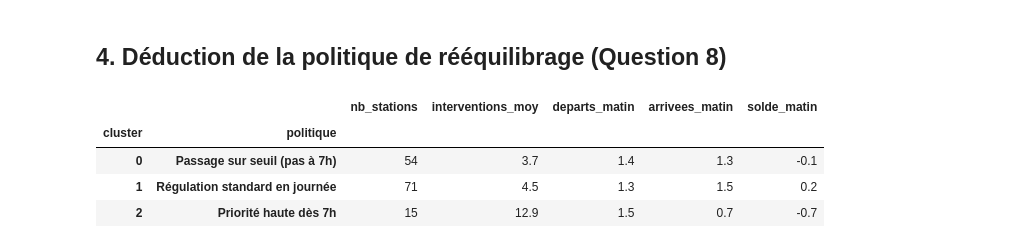
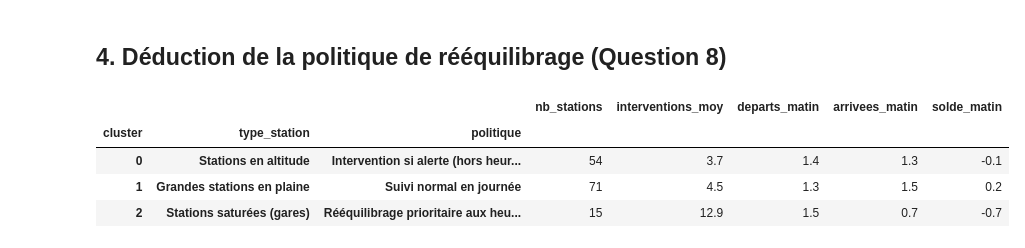
Before and after one commit to 6draps-katia/CityCycle, a Jupyter notebook: notebooks/D_q7_exploration .ipynb, the cells around one changed output. Cells and saved outputs as stored; diff of their text form; code cells hidden in the pictures.

```diff
--- a/notebooks/D_q7_exploration .ipynb
+++ b/notebooks/D_q7_exploration .ipynb
@@ -130,43 +225,51 @@ plt.show()
 # %% [markdown]
 ## 4. Déduction de la politique de rééquilibrage (Question 8)
 # %%
+# 1. Garder le même ordre de clusters que df_stations et df_profil
+df_stations["cluster"] = KMeans(n_clusters=3, n_init=10, random_state=42).fit_predict(X)
+df_profil["cluster"] = df_stations["cluster"].values
+
+# 2. Ajouter les flux du matin et calculer le solde
 stations = df_stations.merge(
     df_profil[["station", "dep_matin", "arr_matin"]],
     left_on="station_id",
     right_on="station",
     how="left",
-)
-stations["departs_matin"] = stations["dep_matin"].fillna(0)
-stations["arrivees_matin"] = stations["arr_matin"].fillna(0)
+).fillna({"dep_matin": 0, "arr_matin": 0})
+
+stations["departs_matin"] = stations["dep_matin"]
+stations["arrivees_matin"] = stations["arr_matin"]
 stations["solde_matin"] = stations["arrivees_matin"] - stations["departs_matin"]
 
-resume_clusters = stations.groupby("cluster").agg(
-    interventions_moy=("interventions_mois", "mean"),
-    capacite_moy=("capacite", "mean"),
+# 3. Associer des noms simples et des politiques claires
+stations["type_station"] = stations["cluster"].map({
+    0: "Stations en altitude",
+    1: "Grandes stations en plaine",
+    2: "Stations saturées (gares)",
+})
+
+stations["politique"] = stations["cluster"].map({
+    0: "Intervention si alerte (hors heures de pointe)",
+    1: "Suivi normal en journée",
+    2: "Rééquilibrage prioritaire aux heures de pointe",
+})
+
+# 4. Afficher le tableau résumé
+tableau = (
+    stations.groupby(["cluster", "type_station", "politique"])
+    .agg(
+        nb_stations=("station_id", "count"),
+        interventions_moy=("interventions_mois", "mean"),
+        departs_matin=("departs_matin", "mean"),
+        arrivees_matin=("arrivees_matin", "mean"),
+        solde_matin=("solde_matin", "mean"),
+    )
+    .round(1)
 )
-cluster_prioritaire = resume_clusters["interventions_moy"].idxmax()
-cluster_regulation = resume_clusters.drop(index=cluster_prioritaire)["capacite_moy"].idxmax()
-
-politiques = {
-    c: (
-        "Priorité haute dès 7h" if c == cluster_prioritaire
-        else "Régulation standard en journée" if c == cluster_regulation
-        else "Passage sur seuil (pas à 7h)"
-    )
-    for c in resume_clusters.index
-}
-stations["politique"] = stations["cluster"].map(politiques)
-
-display(stations.groupby(["cluster", "politique"]).agg(
-    nb_stations=("station_id", "count"),
-    interventions_moy=("interventions_mois", "mean"),
-    departs_matin=("departs_matin", "mean"),
-    arrivees_matin=("arrivees_matin", "mean"),
-    solde_matin=("solde_matin", "mean"),
-).round(1))
+display(tableau)
 # %% [output]
-|  |  | nb_stations | interventions_moy | departs_matin | arrivees_matin | solde_matin |
-| cluster | politique |  |  |  |  |  |
-| 0 | Passage sur seuil (pas à 7h) | 54 | 3.7 | 1.4 | 1.3 | -0.1 |
-| 1 | Régulation standard en journée | 71 | 4.5 | 1.3 | 1.5 | 0.2 |
-| 2 | Priorité haute dès 7h | 15 | 12.9 | 1.5 | 0.7 | -0.7 |
+|  |  |  | nb_stations | interventions_moy | departs_matin | arrivees_matin | solde_matin |
+| cluster | type_station | politique |  |  |  |  |  |
+| 0 | Stations en altitude | Intervention si alerte (hors heur... | 54 | 3.7 | 1.4 | 1.3 | -0.1 |
+| 1 | Grandes stations en plaine | Suivi normal en journée | 71 | 4.5 | 1.3 | 1.5 | 0.2 |
+| 2 | Stations saturées (gares) | Rééquilibrage prioritaire aux heu... | 15 | 12.9 | 1.5 | 0.7 | -0.7 |
```
Also changed, not shown: parts of 10 cells of this notebook, 8 other files.
